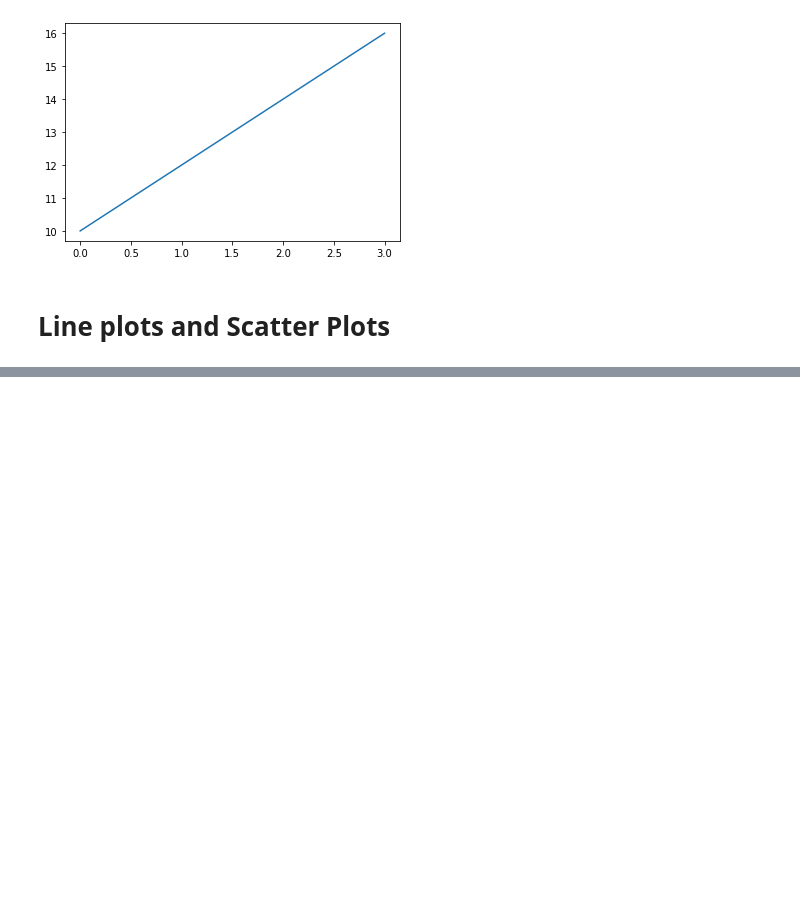
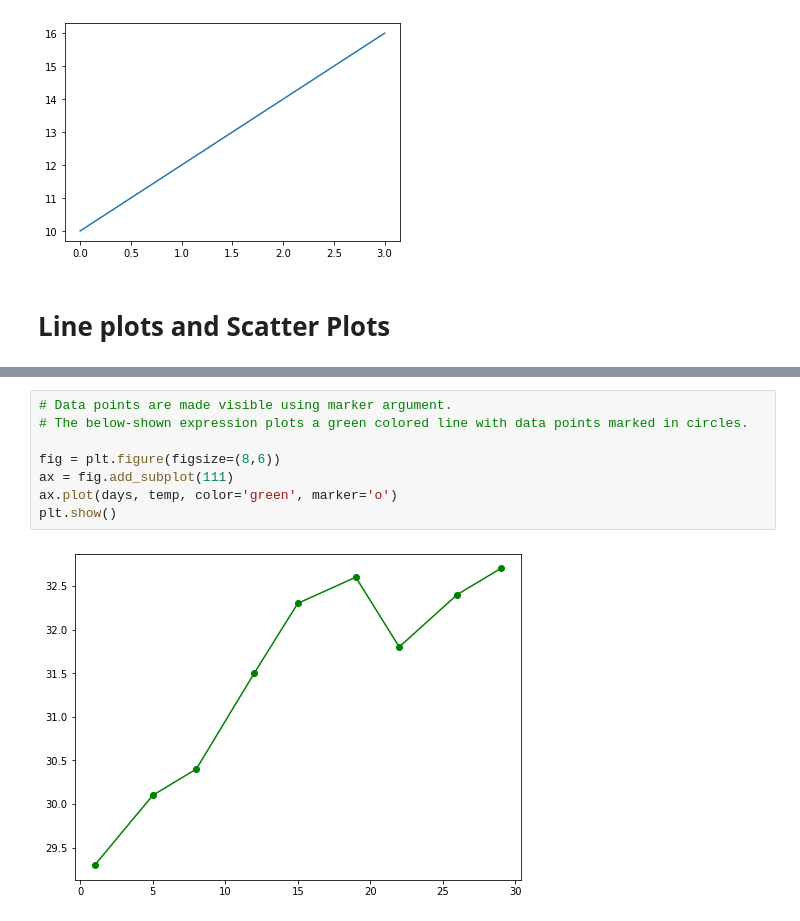
Before and after one commit to vvtrip/ml_manifestations, a Jupyter notebook: 7_tools/9_matplotlib.ipynb, the cells around one changed output, grey strips where cells are left out. Drawn from its saved outputs; the diff is of its cells as text; blank space fills up the shorter version.

```diff
--- a/7_tools/9_matplotlib.ipynb
+++ b/7_tools/9_matplotlib.ipynb
@@ -150,0 +182,10 @@ plt.show()
+# %%
+# Data points are made visible using marker argument.
+# The below-shown expression plots a green colored line with data points marked in circles.
+
+fig = plt.figure(figsize=(8,6))
+ax = fig.add_subplot(111)
+ax.plot(days, temp, color='green', marker='o')
+plt.show()
+# %% [output]
+[figure, added]
```
Also changed, not shown: parts of 7 cells of this notebook.
